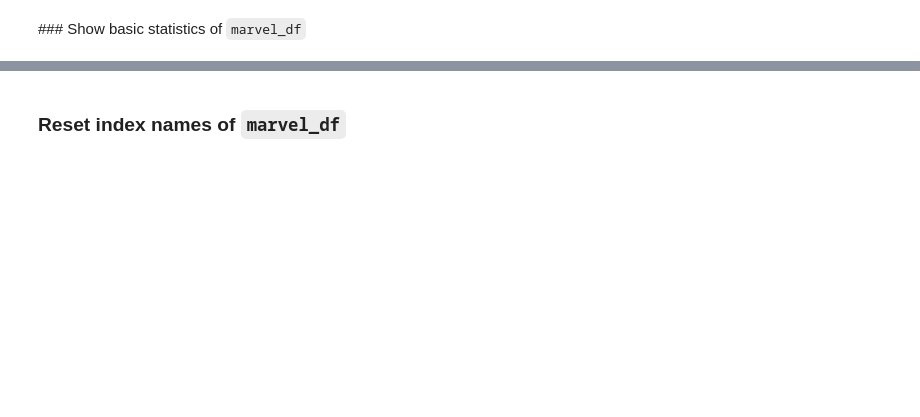
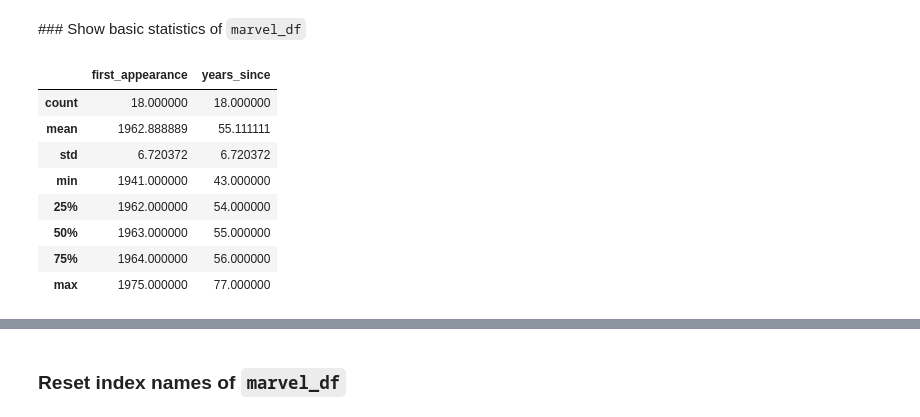
Before and after one commit to TshepoKubeka/freecodecamp-intro-to-pandas, a Jupyter notebook: 4 - Pandas DataFrames exercises.ipynb, the cells around one changed output, grey strips where cells are left out. Saved outputs shown, nothing was run; the diff lists cells and outputs as text; code cells hidden in the pictures; blank space fills up the shorter version.

Commit message:
pandas dataframes exercises, up to 1.5

```diff
--- a/4 - Pandas DataFrames exercises.ipynb
+++ b/4 - Pandas DataFrames exercises.ipynb
@@ -671,2 +669,14 @@ marvel_df[mask]
+# %%
+marvel_df.describe()
+# %% [output]
+|  | first_appearance | years_since |
+| count | 18.000000 | 18.000000 |
+| mean | 1962.888889 | 55.111111 |
+| std | 6.720372 | 6.720372 |
+| min | 1941.000000 | 43.000000 |
+| 25% | 1962.000000 | 54.000000 |
+| 50% | 1963.000000 | 55.000000 |
+| 75% | 1964.000000 | 56.000000 |
+| max | 1975.000000 | 77.000000 |
 # %%
 marvel_df.describe()
```
Also changed, not shown: parts of 11 cells of this notebook.
